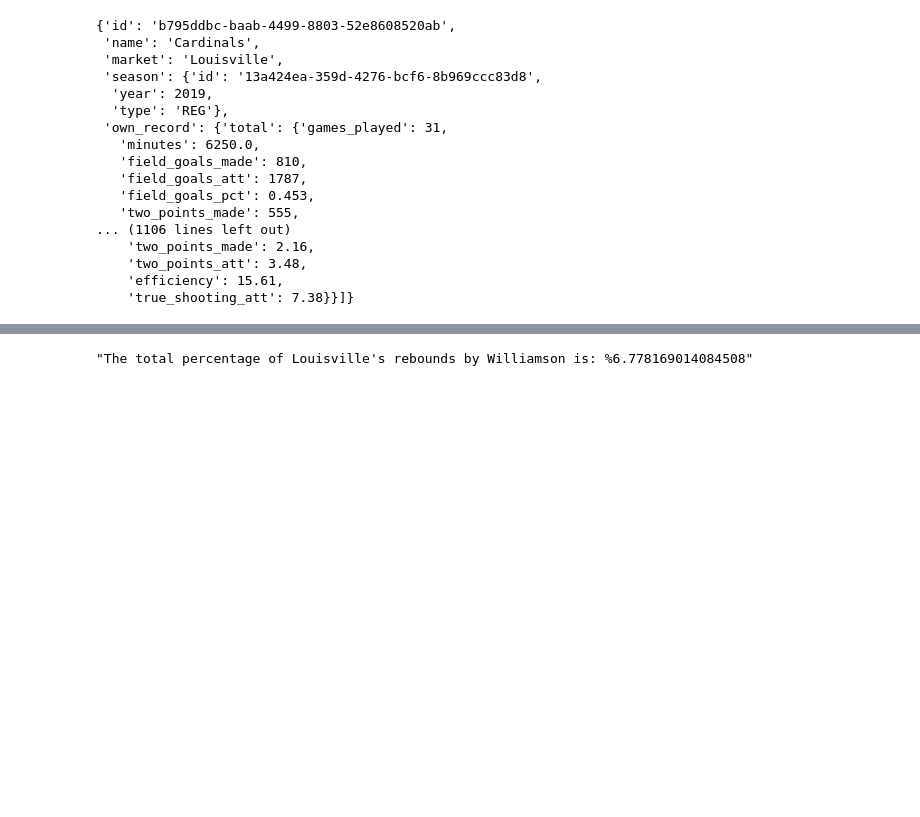
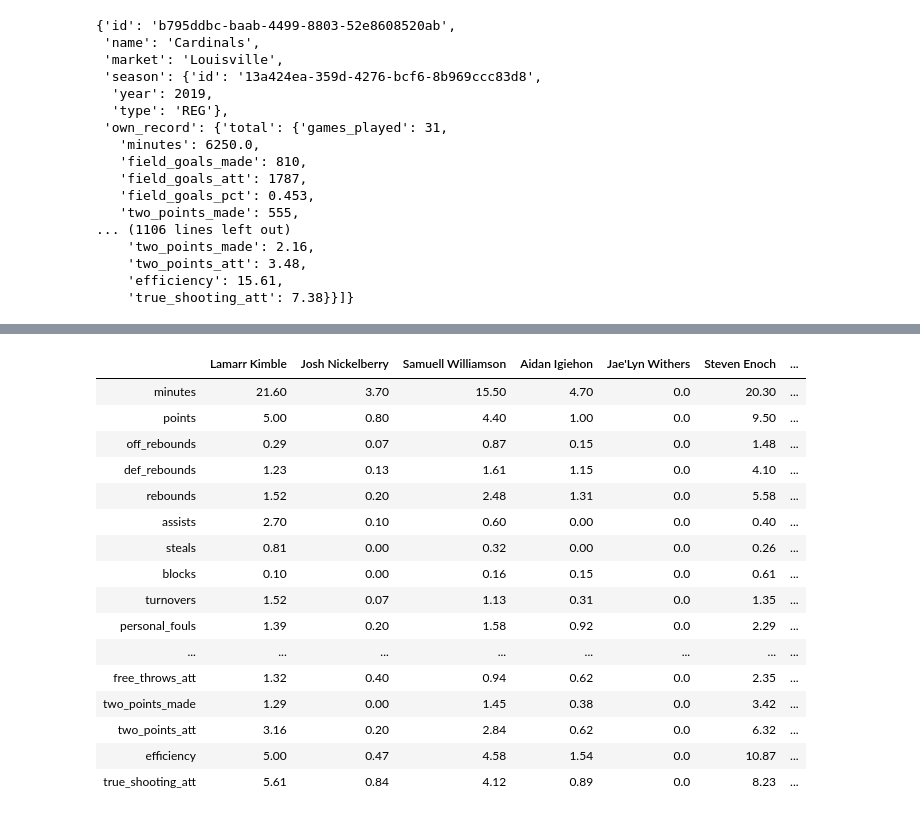
Before and after one commit to Bourbonplaytime/LouisvilleMBBStats, a Jupyter notebook: Louisville_Rebounds_as_Percentage.ipynb, the cells around one changed output, grey strips where cells are left out. Saved outputs shown, nothing was run; the diff lists cells and outputs as text; code cells hidden in the pictures; blank space fills up the shorter version.

```diff
--- a/Louisville_Rebounds_as_Percentage.ipynb
+++ b/Louisville_Rebounds_as_Percentage.ipynb
@@ -91 +122,32 @@ for player in players:
+# %%
+player_av_dict = []
+
+for player in players:
+    player_av_dict.append(player_dict[player]['average'])
+# %%
+df_pad = pd.DataFrame.from_dict(player_av_dict)
+# %%
+df_pad.index = players
+# %%
+final_pad = df_pad.transpose()
+# %%
+final_pad
+# %% [output]
+|  | Lamarr Kimble | Josh Nickelberry | Samuell Williamson | Aidan Igiehon | Jae'Lyn Withers | Steven Enoch | ... |
+| minutes | 21.60 | 3.70 | 15.50 | 4.70 | 0.0 | 20.30 | ... |
+| points | 5.00 | 0.80 | 4.40 | 1.00 | 0.0 | 9.50 | ... |
+| off_rebounds | 0.29 | 0.07 | 0.87 | 0.15 | 0.0 | 1.48 | ... |
+| def_rebounds | 1.23 | 0.13 | 1.61 | 1.15 | 0.0 | 4.10 | ... |
+| rebounds | 1.52 | 0.20 | 2.48 | 1.31 | 0.0 | 5.58 | ... |
+| assists | 2.70 | 0.10 | 0.60 | 0.00 | 0.0 | 0.40 | ... |
+| steals | 0.81 | 0.00 | 0.32 | 0.00 | 0.0 | 0.26 | ... |
+| blocks | 0.10 | 0.00 | 0.16 | 0.15 | 0.0 | 0.61 | ... |
+| turnovers | 1.52 | 0.07 | 1.13 | 0.31 | 0.0 | 1.35 | ... |
+| personal_fouls | 1.39 | 0.20 | 1.58 | 0.92 | 0.0 | 2.29 | ... |
+| ... | ... | ... | ... | ... | ... | ... | ... |
+| free_throws_att | 1.32 | 0.40 | 0.94 | 0.62 | 0.0 | 2.35 | ... |
+| two_points_made | 1.29 | 0.00 | 1.45 | 0.38 | 0.0 | 3.42 | ... |
+| two_points_att | 3.16 | 0.20 | 2.84 | 0.62 | 0.0 | 6.32 | ... |
+| efficiency | 5.00 | 0.47 | 4.58 | 1.54 | 0.0 | 10.87 | ... |
+| true_shooting_att | 5.61 | 0.84 | 4.12 | 0.89 | 0.0 | 8.23 | ... |
 # %%
@@ -96,4 +157,0 @@ def insert_player(a):
-# %%
-insert_player('Williamson')
-# %% [output]
-"The total percentage of Louisville's rebounds by Williamson is: %6.778169014084508"
```
Also changed, not shown: parts of 23 cells of this notebook.
